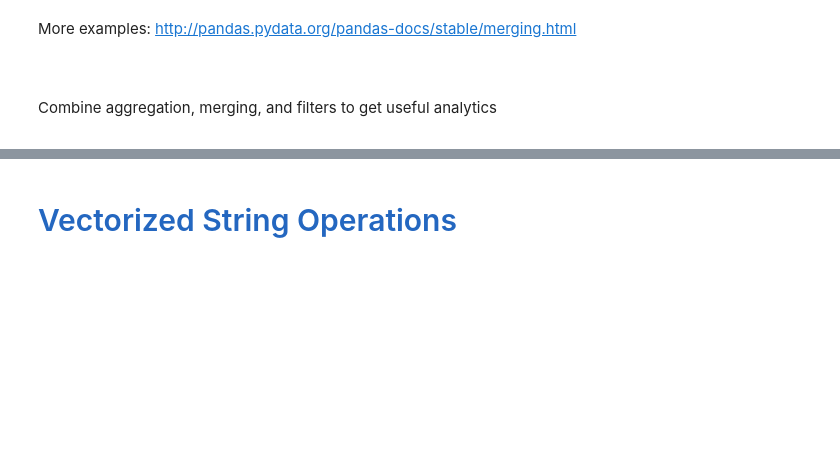
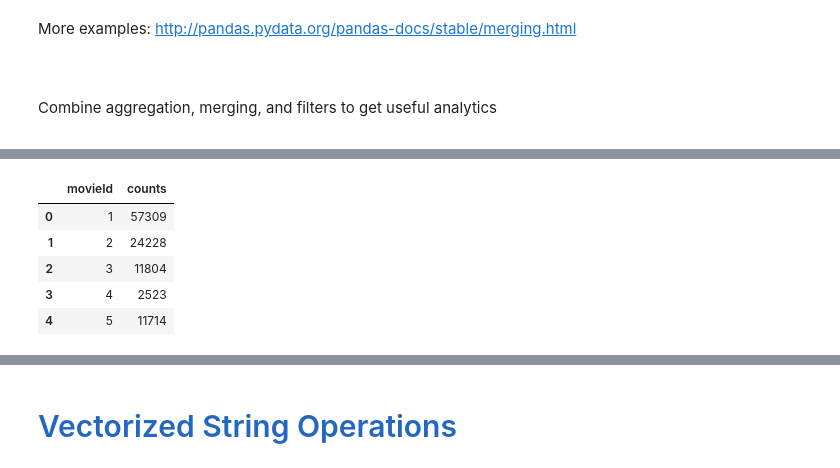
Before and after one commit to kiril-chilingarashvili/sd-mm-1, a Jupyter notebook: Week-4-Pandas/Introduction to Pandas.ipynb, the cells around one changed output, grey strips where cells are left out. Cells and saved outputs as stored; diff of their text form; code cells hidden in the pictures; blank space fills up the shorter version.

```diff
--- a/Week-4-Pandas/Introduction to Pandas.ipynb
+++ b/Week-4-Pandas/Introduction to Pandas.ipynb
@@ -551,2 +761,15 @@ avg_ratings.head()
+# %%
+votes = ratings.groupby('movieId', as_index=False).count()
+del votes['userId']
+votes['counts'] = votes['rating']
+del votes['rating']
+votes.head()
+# %% [output]
+|  | movieId | counts |
+| 0 | 1 | 57309 |
+| 1 | 2 | 24228 |
+| 2 | 3 | 11804 |
+| 3 | 4 | 2523 |
+| 4 | 5 | 11714 |
 # %%
 box_office = movies.merge(avg_ratings, on='movieId', how='inner')
```
Also changed, not shown: parts of 52 cells of this notebook.
